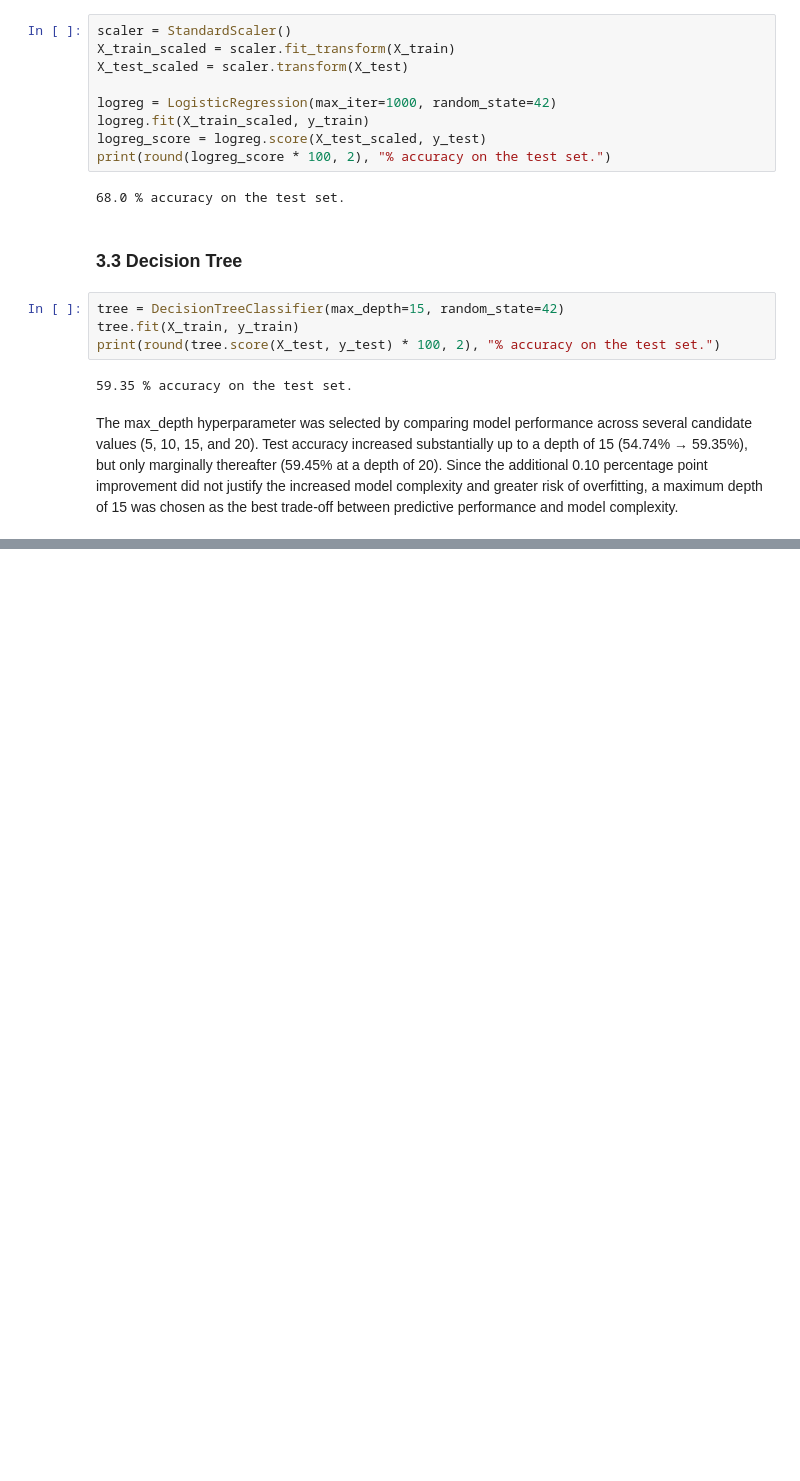
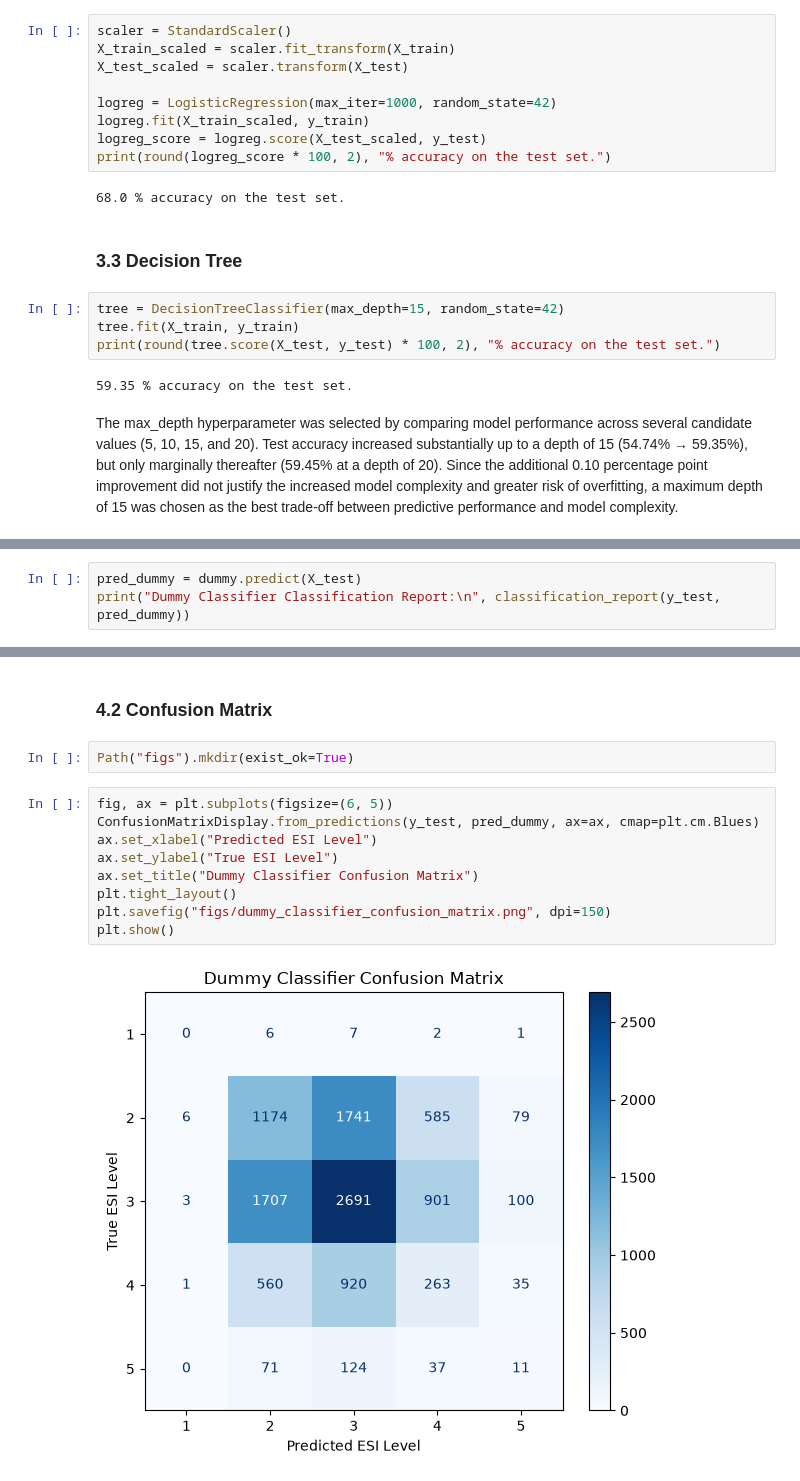
Before and after one commit to Tyler-Baksh/carisurg-portfolio, a Jupyter notebook: notebooks/Week6_BaselineModel.ipynb, the cells around one changed output, grey strips where cells are left out. Saved outputs shown, nothing was run; the diff lists cells and outputs as text; blank space fills up the shorter version.

```diff
--- a/notebooks/Week6_BaselineModel.ipynb
+++ b/notebooks/Week6_BaselineModel.ipynb
@@ -184,0 +157,3 @@ plt.show()
+# %%
+pred_dummy = dummy.predict(X_test)
+print("Dummy Classifier Classification Report:\n", classification_report(y_test, pred_dummy))
@@ -184,0 +205,15 @@ plt.show()
+# %% [markdown]
+### 4.2 Confusion Matrix
+# %%
+Path("figs").mkdir(exist_ok=True)
+# %%
+fig, ax = plt.subplots(figsize=(6, 5))
+ConfusionMatrixDisplay.from_predictions(y_test, pred_dummy, ax=ax, cmap=plt.cm.Blues)
+ax.set_xlabel("Predicted ESI Level")
+ax.set_ylabel("True ESI Level")
+ax.set_title("Dummy Classifier Confusion Matrix")
+plt.tight_layout()
+plt.savefig("figs/dummy_classifier_confusion_matrix.png", dpi=150)
+plt.show()
+# %% [output]
+[figure, added]
```
Also changed, not shown: parts of 16 cells of this notebook.
